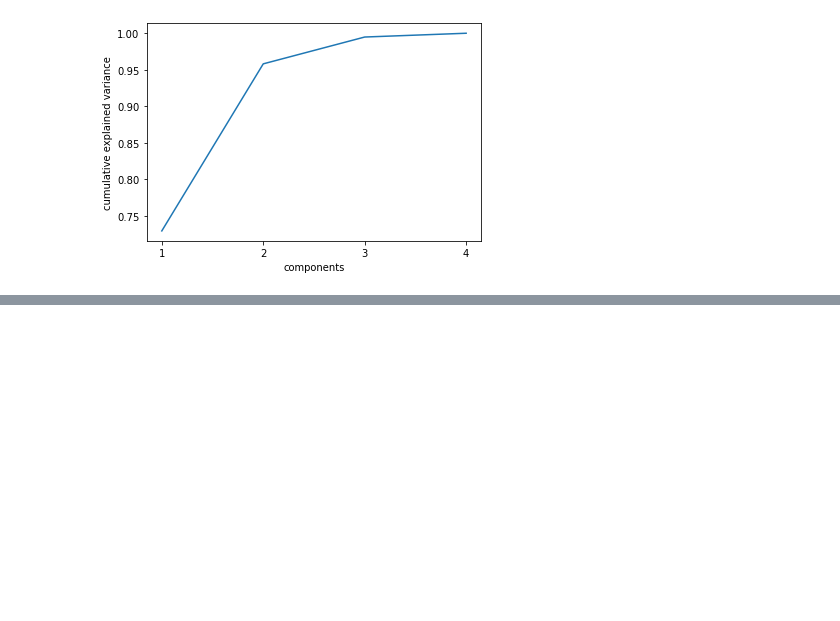
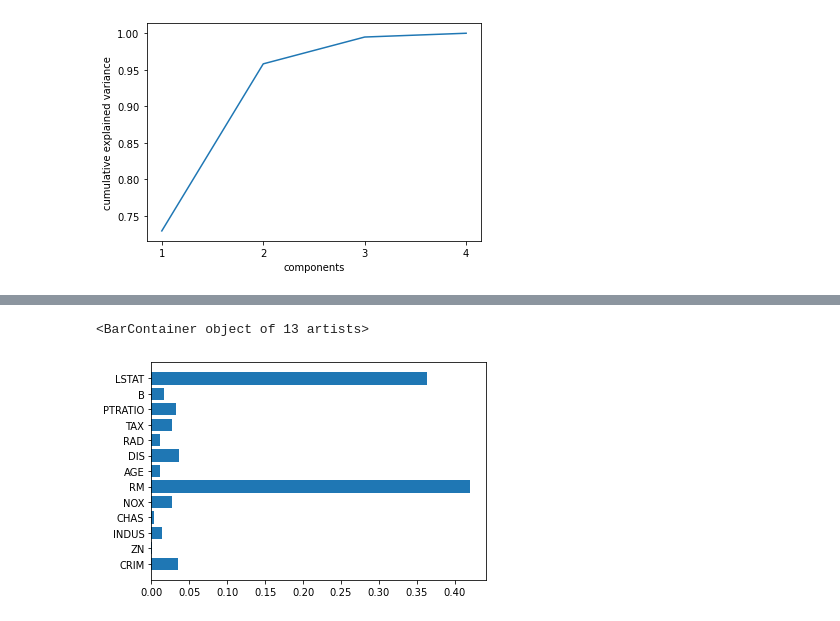
Before and after one commit to yamato3/my-first-repo, a Jupyter notebook: pca.ipynb, the cells around one changed output, grey strips where cells are left out. Drawn from its saved outputs; the diff is of its cells as text; code cells hidden in the pictures; blank space fills up the shorter version.

```diff
--- a/pca.ipynb
+++ b/pca.ipynb
@@ -147,0 +152,8 @@ view_explained_variance(X, 4)
+# %%
+#ボストン住宅価格データセットの読み込み
+from sklearn.datasets import load_boston
+boston = load_boston()
+#説明変数
+X_array = boston.data
+#目的変数
+y_array = boston.target
@@ -147,0 +178,7 @@ view_explained_variance(X, 4)
+# %%
+X_train, X_test, y_train, y_test = train_test_split(X_array, y_array, test_size=0.3)
+# %%
+model = XGBRegressor(early_stopping_rounds=10)
+# %%
+eval_set = [(X_test, y_test)]
+model.fit(X_train, y_train, eval_set=eval_set, verbose=True)
@@ -147,0 +213,6 @@ view_explained_variance(X, 4)
+# %%
+model.feature_importances_
+plt.barh(boston.feature_names, model.feature_importances_)
+# %% [output]
+<BarContainer object of 13 artists>
+[figure, added]
```
Also changed, not shown: parts of 3 cells of this notebook.
